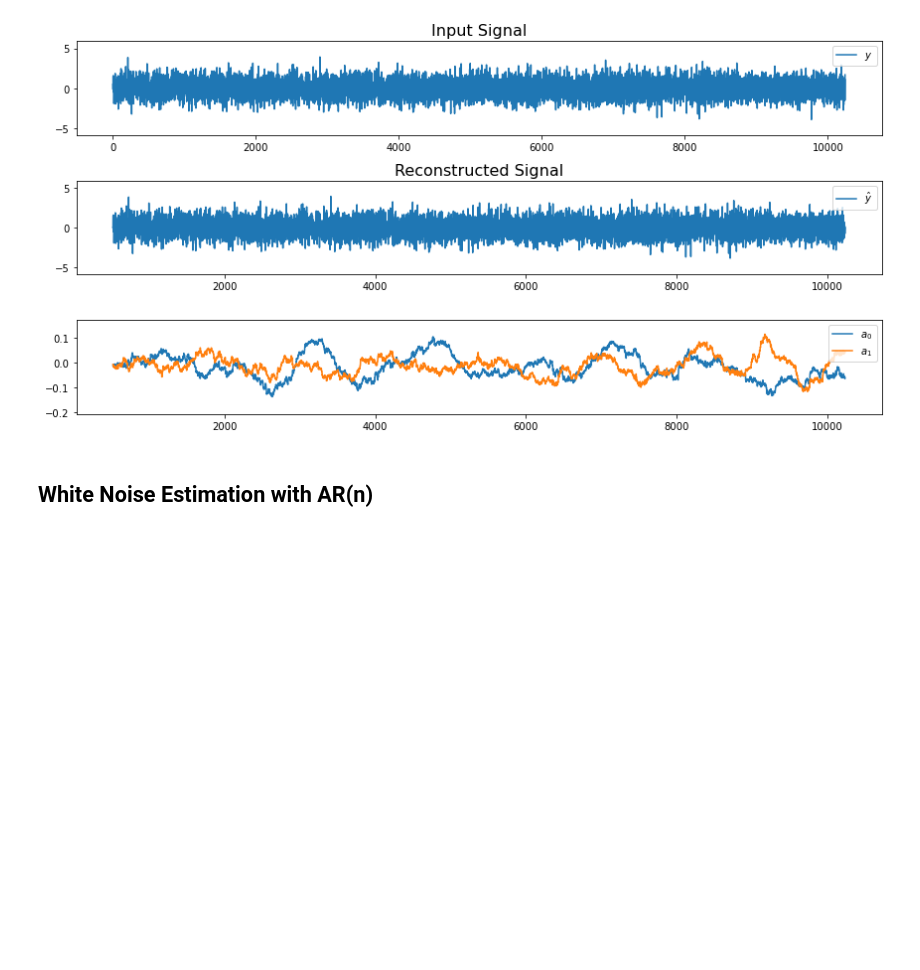
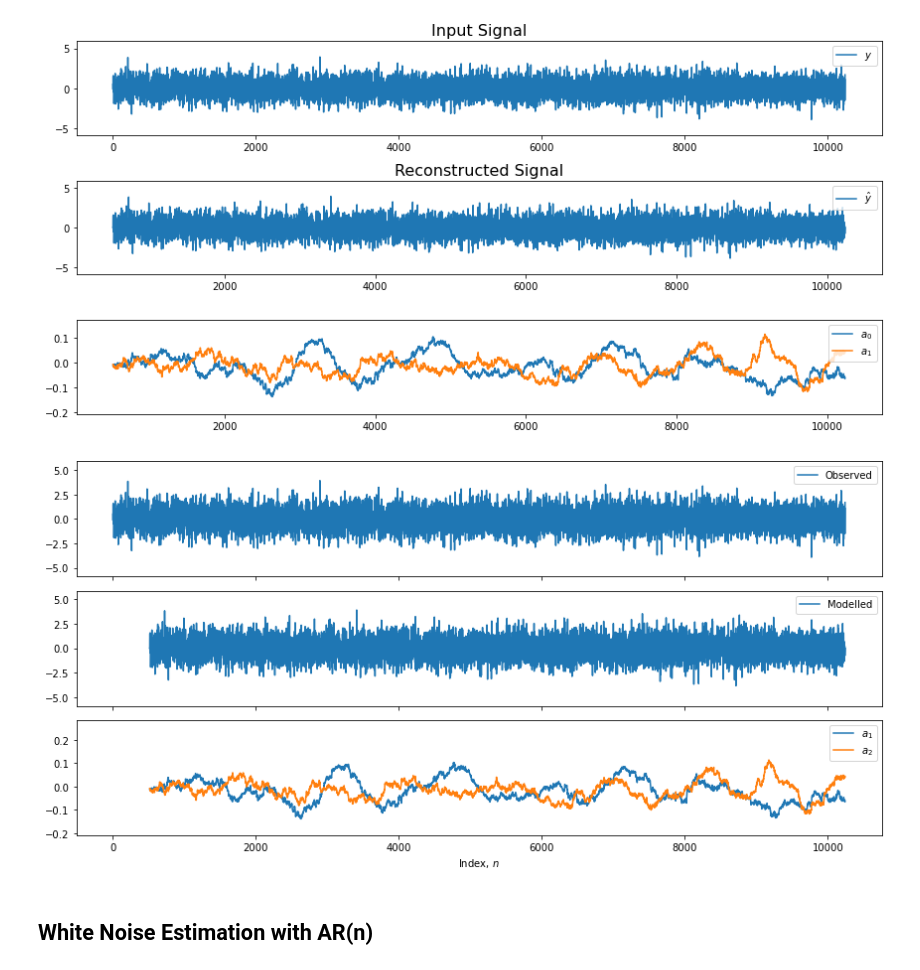
Before and after one commit to samisnotinsane/chbmit-seizure-prediction, a Jupyter notebook: feature_extraction/AR_estimation_white_noise-Copy1.ipynb, the cells around one changed output. Saved outputs shown, nothing was run; the diff lists cells and outputs as text; code cells hidden in the pictures; blank space fills up the shorter version.

Commit message:
Prediction signal generated for case 1

```diff
--- a/feature_extraction/AR_estimation_white_noise-Copy1.ipynb
+++ b/feature_extraction/AR_estimation_white_noise-Copy1.ipynb
@@ -159,6 +159,30 @@ plt.tight_layout()
 plt.show()
 # %% [output]
 [figure]
+# %%
+# custom plot for thesis
+fig, axes = plt.subplots(figsize=(12,6), nrows=3, sharex=True)
+axes[0].plot(np.arange(0, n_samples), e, label='Observed')
+axes[0].set_ylim([e.min()*1.5, e.max()*1.5])
+axes[0].legend(loc=1)
+# axes[0].set_title('Input Signal', fontsize=16) # input signal
+
+axes[1].plot(ar_index, y_hat, label='Modelled')
+axes[1].set_ylim([e.min()*1.5, e.max()*1.5])
+axes[1].legend(loc=1)
+# axes[1].set_title('Reconstructed Signal', fontsize=16)
+
+axes[2].plot(ar_index, ar_hats[:,0], label=r'$a_1$') # AR parameters varying
+axes[2].plot(ar_index, ar_hats[:,1], label=r'$a_2$') # AR parameters varying
+axes[2].set_ylim([ar_hats.min(axis=0).min()*1.5, ar_hats.max(axis=0).max()*2.5])
+axes[2].set_xlabel('Index, $n$')
+axes[2].legend(loc=1)
+
+plt.tight_layout()
+plt.savefig('../figures/autoregression/AR2_online_syn.pdf')
+plt.show()
+# %% [output]
+[figure, added]
 # %% [markdown]
 ## White Noise Estimation with AR(n)
 # %%
```
Also changed, not shown: 30 other files.
